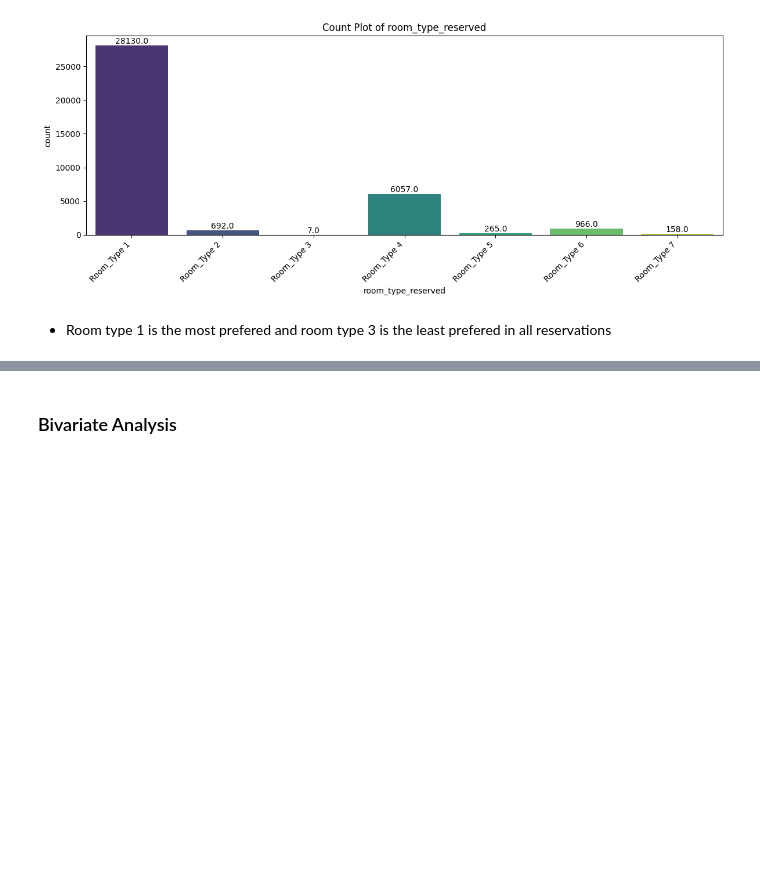
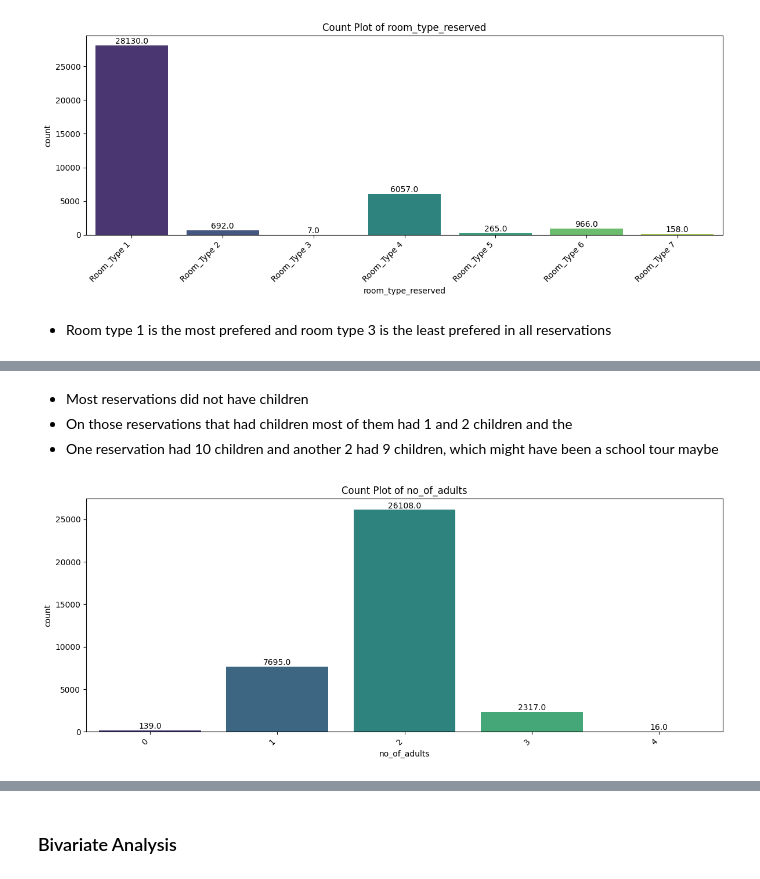
Before and after one commit to akatjizeu/Data-Science, a Jupyter notebook: deakin-bridging/ML2/ML2_INN_Full_code_Learner_notebook.ipynb, the cells around one changed output, grey strips where cells are left out. Drawn from its saved outputs; the diff is of its cells as text; code cells hidden in the pictures; blank space fills up the shorter version.

```diff
--- a/deakin-bridging/ML2/ML2_INN_Full_code_Learner_notebook.ipynb
+++ b/deakin-bridging/ML2/ML2_INN_Full_code_Learner_notebook.ipynb
@@ -461,0 +473,8 @@ univariate_analysis_categorical(data, 'room_type_reserved')
+# %% [markdown]
+* Most reservations did not have children
+* On those reservations that had children most of them had 1 and 2 children and the
+* One reservation had 10 children and another 2 had 9 children, which might have been a school tour maybe
+# %%
+univariate_analysis_categorical(data, 'no_of_adults')
+# %% [output]
+[figure, added]
```
Also changed, not shown: parts of 12 cells of this notebook.
